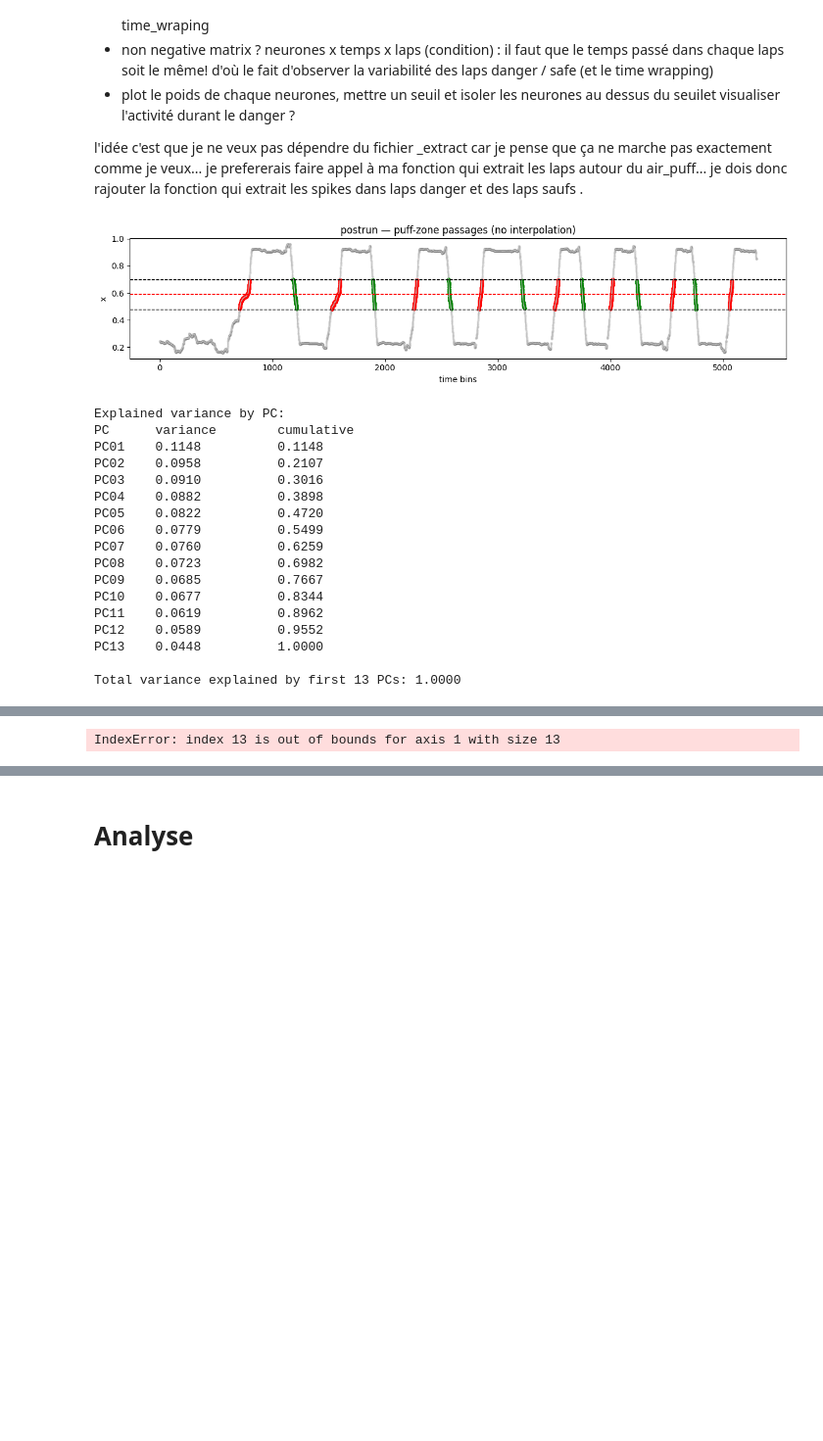
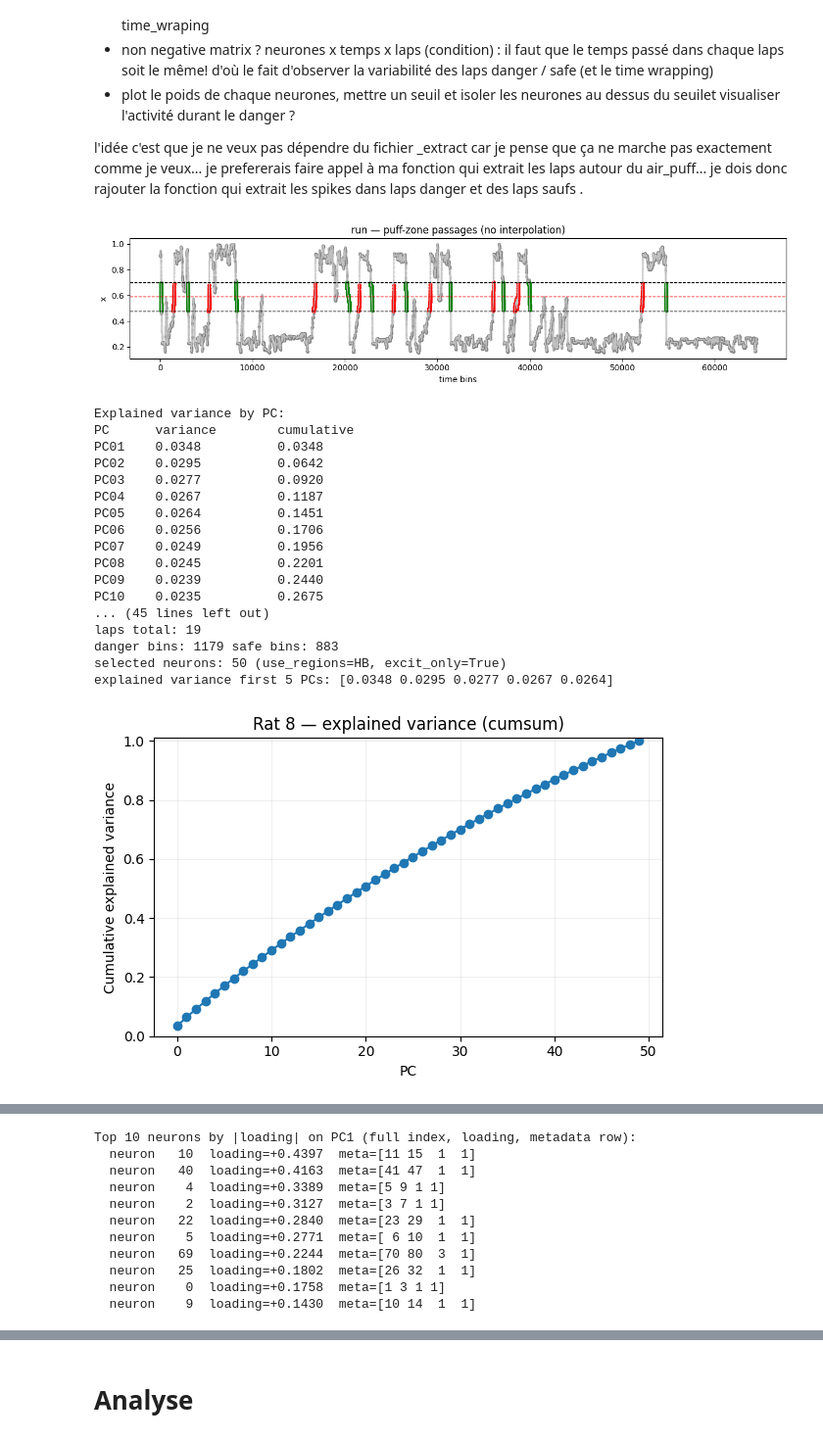
Before and after one commit to Clairaxe/Stage, a Jupyter notebook: projet/main/2_PCA.ipynb, the cells around one changed output, grey strips where cells are left out. Shown at 98% size. Saved outputs shown, nothing was run; the diff lists cells and outputs as text; code cells hidden in the pictures; blank space fills up the shorter version.

```diff
--- a/projet/main/2_PCA.ipynb
+++ b/projet/main/2_PCA.ipynb
@@ -298,8 +298,8 @@ def select_neurons(metadata, use_regions="HB", excit_only=True):
         keep &= (ntype == 1)
 
     is_hpc = (region == 1)
-    #is_bla = np.isin(region, [2, 3])
-    is_bla = (region == 2) # to keep only neurons from the right hemisphere of the basal amygdala
+    is_bla = np.isin(region, [2, 3])
+    # is_bla = (region == 2) # to keep only neurons from the right hemisphere of the basal amygdala
     is_hb  = is_hpc | is_bla
 
     if use_regions == "HPC":
@@ -717,33 +717,34 @@ def run_rat_proces_pca(
 # %%
 # ============================================================
 # 5) EXECUTE (Rat 8 + Rat 11)
 # ============================================================
 
 path_8  = "../data/Rat8-20130713_proces_bin5.mat"
 path_11 = "../data/Rat11-20150327_proces_bin5.mat"
 
 # Choose session
-SESSION = "postrun"   # "run" or "postrun"
+SESSION = "run"   # "run" or "postrun"
 DT_MS = 50        # 50 ms (or 100 if *_bin1.mat)
 
-res8  = run_rat_proces_pca(path_8,  rat_name="Rat 8",  session=SESSION, dt_ms=DT_MS, use_regions="BLA", excit_only=True, n_components=60)
-res11 = run_rat_proces_pca(path_11, rat_name="Rat 11", session=SESSION, dt_ms=DT_MS, use_regions="BLA", excit_only=True, n_components=60)
+res8  = run_rat_proces_pca(path_8,  rat_name="Rat 8",  session=SESSION, dt_ms=DT_MS, use_regions="HB", excit_only=True, n_components=60)
+res11 = run_rat_proces_pca(path_11, rat_name="Rat 11", session=SESSION, dt_ms=DT_MS, use_regions="HB", excit_only=True, n_components=60)
 # %% [output]
-[figure, old version]
+[figure, new version]
 Explained variance by PC:
 PC      variance        cumulative
-PC01    0.1148          0.1148
-PC02    0.0958          0.2107
-PC03    0.0910          0.3016
-PC04    0.0882          0.3898
-PC05    0.0822          0.4720
-PC06    0.0779          0.5499
-PC07    0.0760          0.6259
-PC08    0.0723          0.6982
-PC09    0.0685          0.7667
-PC10    0.0677          0.8344
-PC11    0.0619          0.8962
-PC12    0.0589          0.9552
-PC13    0.0448          1.0000
-
-Total variance explained by first 13 PCs: 1.0000
+PC01    0.0348          0.0348
+PC02    0.0295          0.0642
+PC03    0.0277          0.0920
+PC04    0.0267          0.1187
+PC05    0.0264          0.1451
+PC06    0.0256          0.1706
+PC07    0.0249          0.1956
+PC08    0.0245          0.2201
+PC09    0.0239          0.2440
+PC10    0.0235          0.2675
+... (45 lines left out)
+laps total: 19
+danger bins: 1179 safe bins: 883
+selected neurons: 50 (use_regions=HB, excit_only=True)
+explained variance first 5 PCs: [0.0348 0.0295 0.0277 0.0267 0.0264]
+[figure, added]
@@ -750 +754,11 @@ Total variance explained by first 13 PCs: 1.0000
-IndexError: index 13 is out of bounds for axis 1 with size 13
+Top 10 neurons by |loading| on PC1 (full index, loading, metadata row):
+  neuron   10  loading=+0.4397  meta=[11 15  1  1]
+  neuron   40  loading=+0.4163  meta=[41 47  1  1]
+  neuron    4  loading=+0.3389  meta=[5 9 1 1]
+  neuron    2  loading=+0.3127  meta=[3 7 1 1]
+  neuron   22  loading=+0.2840  meta=[23 29  1  1]
+  neuron    5  loading=+0.2771  meta=[ 6 10  1  1]
+  neuron   69  loading=+0.2244  meta=[70 80  3  1]
+  neuron   25  loading=+0.1802  meta=[26 32  1  1]
+  neuron    0  loading=+0.1758  meta=[1 3 1 1]
+  neuron    9  loading=+0.1430  meta=[10 14  1  1]
```
Also changed, not shown: parts of 2 cells of this notebook, 16 other files.
